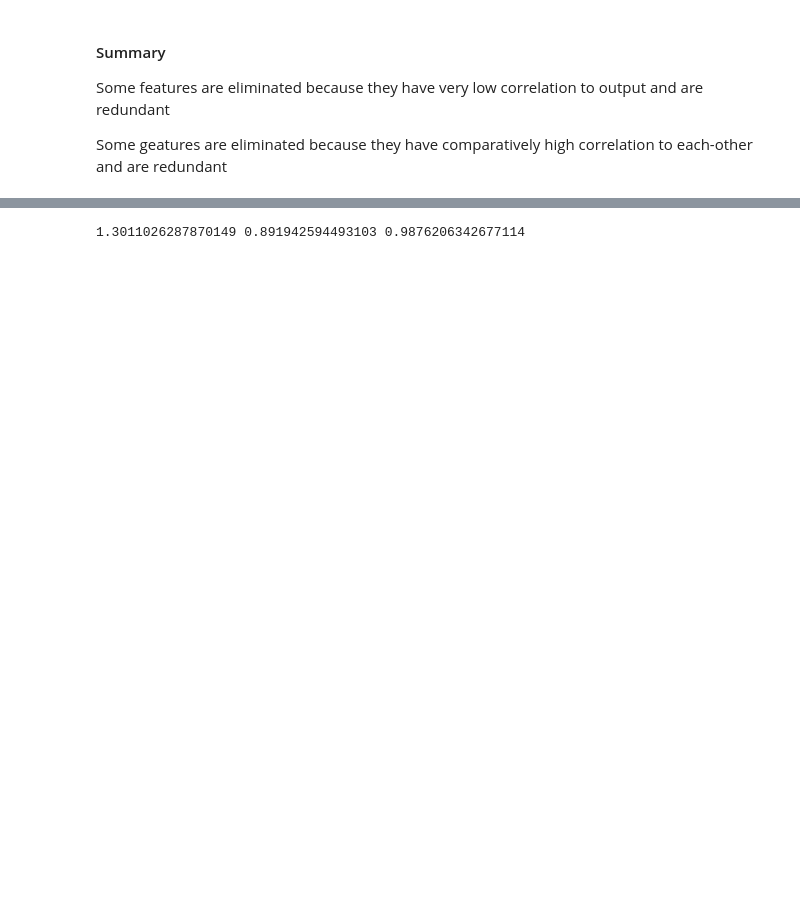
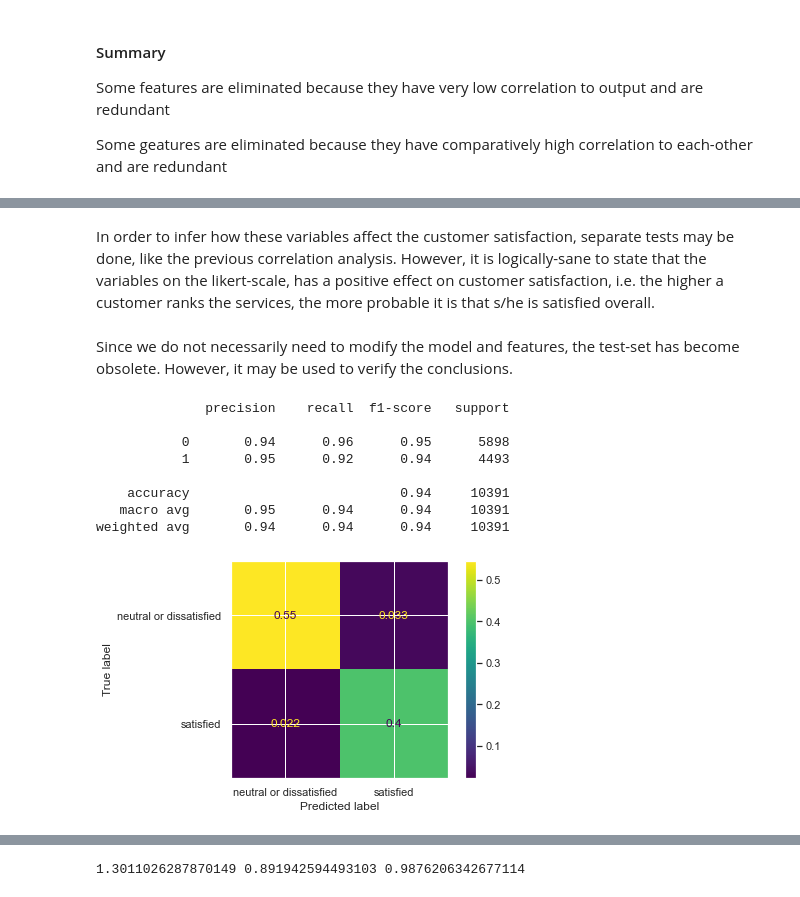
Before and after one commit to b-krtls/happier_passengers, a Jupyter notebook: data_analysis.ipynb, the cells around one changed output, grey strips where cells are left out. Saved outputs shown, nothing was run; the diff lists cells and outputs as text; code cells hidden in the pictures; blank space fills up the shorter version.

```diff
--- a/data_analysis.ipynb
+++ b/data_analysis.ipynb
@@ -769,0 +861,28 @@ print(X, X.shape, sep="\n")
+# %% [markdown]
+In order to infer how these variables affect the customer satisfaction,
+separate tests may be done, like the previous correlation analysis. However, it is logically-sane to state that the variables on the likert-scale, has a positive effect on customer satisfaction, i.e. the higher a customer ranks the services, the more probable it is that s/he is satisfied overall.
+# %% [markdown]
+Since we do not necessarily need to modify the model and features, the test-set has become obsolete. However, it may be used to verify the conclusions.
+# %%
+"""
+Testing the performance of the finalized model on test set, to
+strengthen the assumptions and asseesment.
+"""
+Y_pred_test = predict_and_report(rand_forest, X_test, Y_test)
+disp = ConfusionMatrixDisplay(
+    confusion_matrix(Y_pred_test, Y_test, normalize="all"),
+    display_labels=output_le.classes_
+)
+ax = disp.plot()
+# ax.set_title("Confusion Matrix")
+plt.show()
+# %% [output]
+              precision    recall  f1-score   support
+
+           0       0.94      0.96      0.95      5898
+           1       0.95      0.92      0.94      4493
+
+    accuracy                           0.94     10391
+   macro avg       0.95      0.94      0.94     10391
+weighted avg       0.94      0.94      0.94     10391
+[figure, added]
```
Also changed, not shown: parts of 37 cells of this notebook.
